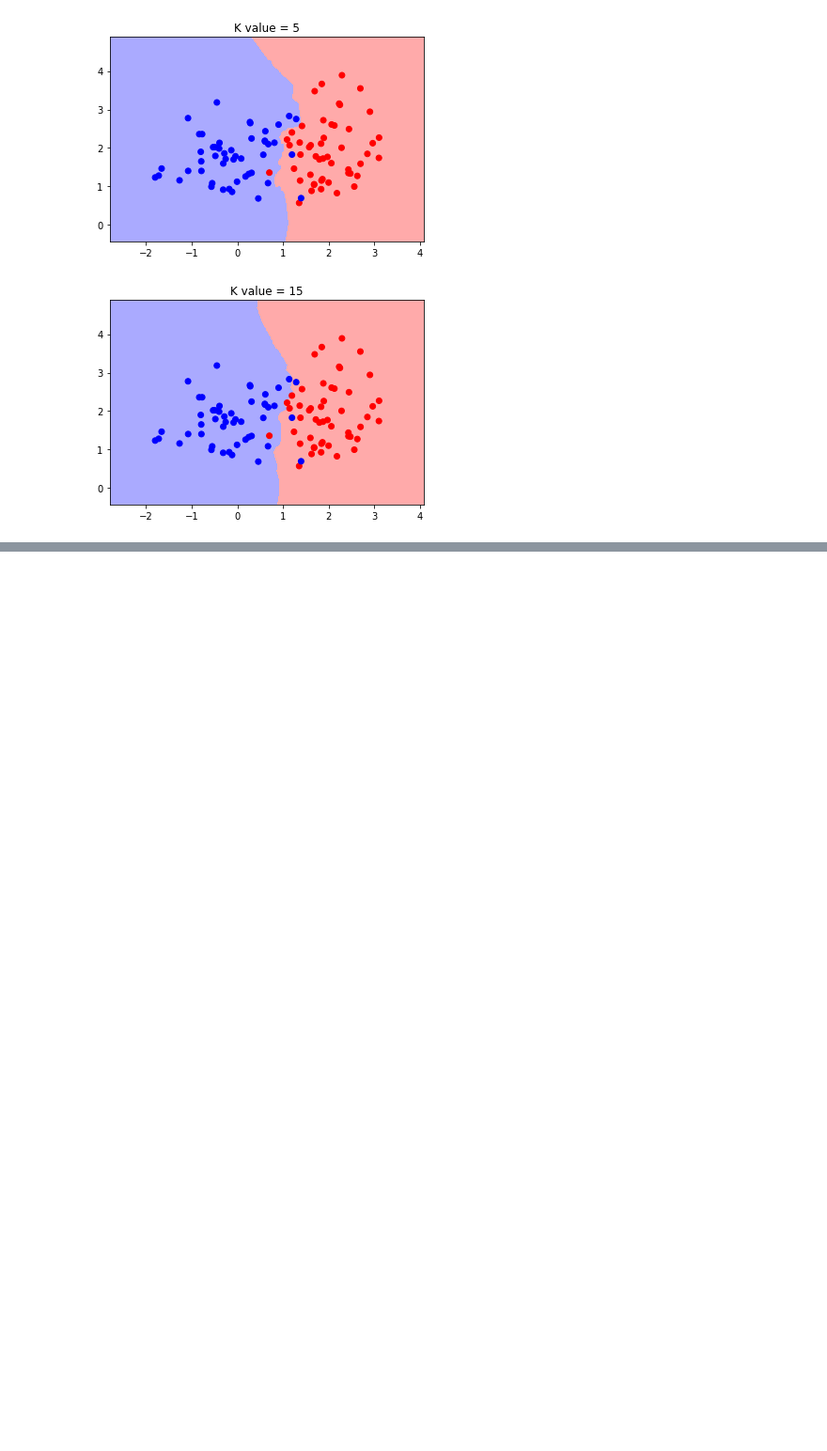
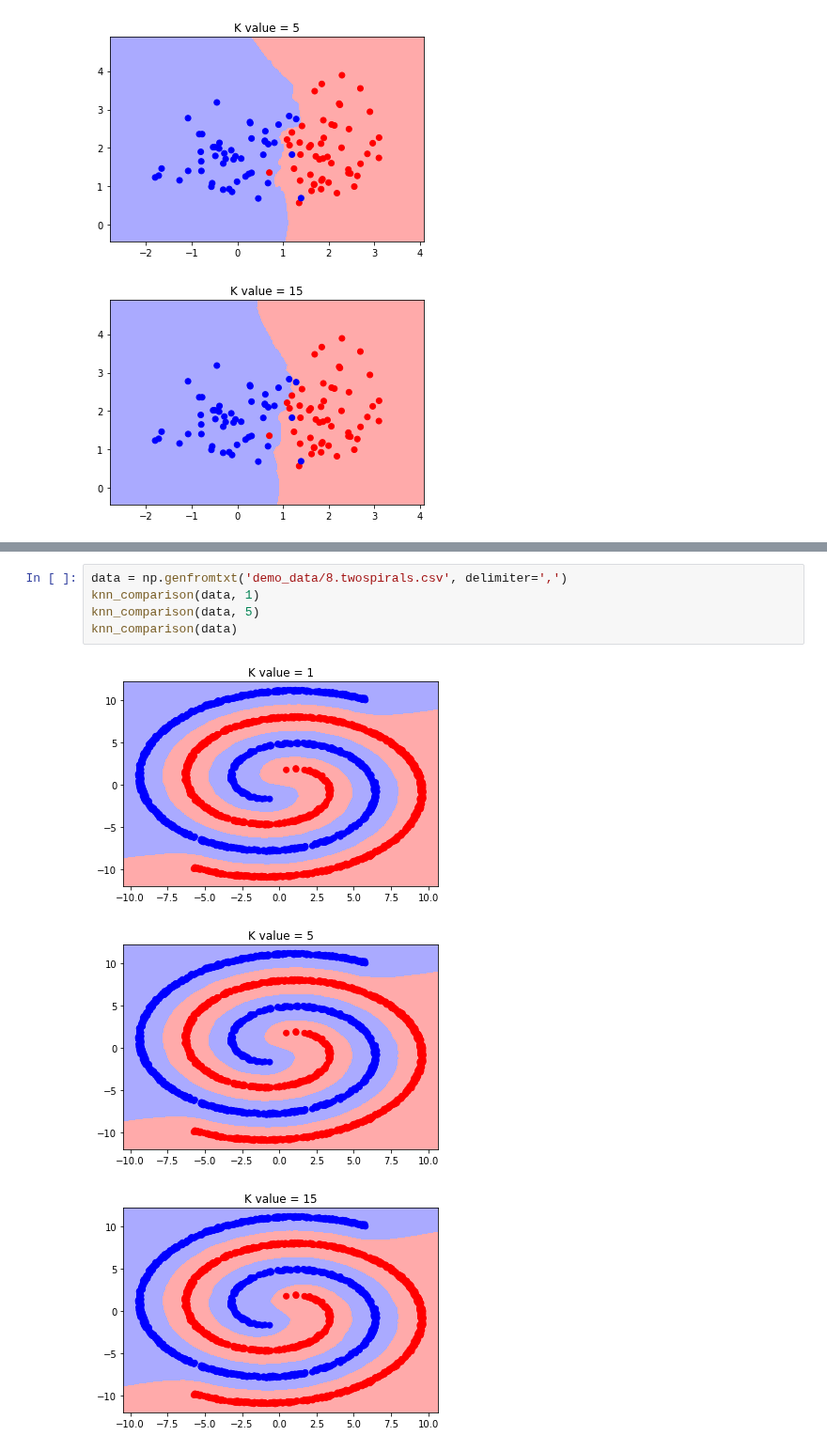
Before and after one commit to R-aryan/Machine_Learning_Crash_Course, a Jupyter notebook: 07-KNN/KNN_Case_Study.ipynb, the cells around one changed output, grey strips where cells are left out. Shown at 94% size. Cells and saved outputs as stored; diff of their text form; blank space fills up the shorter version.

```diff
--- a/07-KNN/KNN_Case_Study.ipynb
+++ b/07-KNN/KNN_Case_Study.ipynb
@@ -128,0 +138,9 @@ knn_comparison(data)
+# %%
+data = np.genfromtxt('demo_data/8.twospirals.csv', delimiter=',')
+knn_comparison(data, 1)
+knn_comparison(data, 5)
+knn_comparison(data)
+# %% [output]
+[figure, added]
+[figure, added]
+[figure, added]
```
Also changed, not shown: parts of 3 cells of this notebook.
